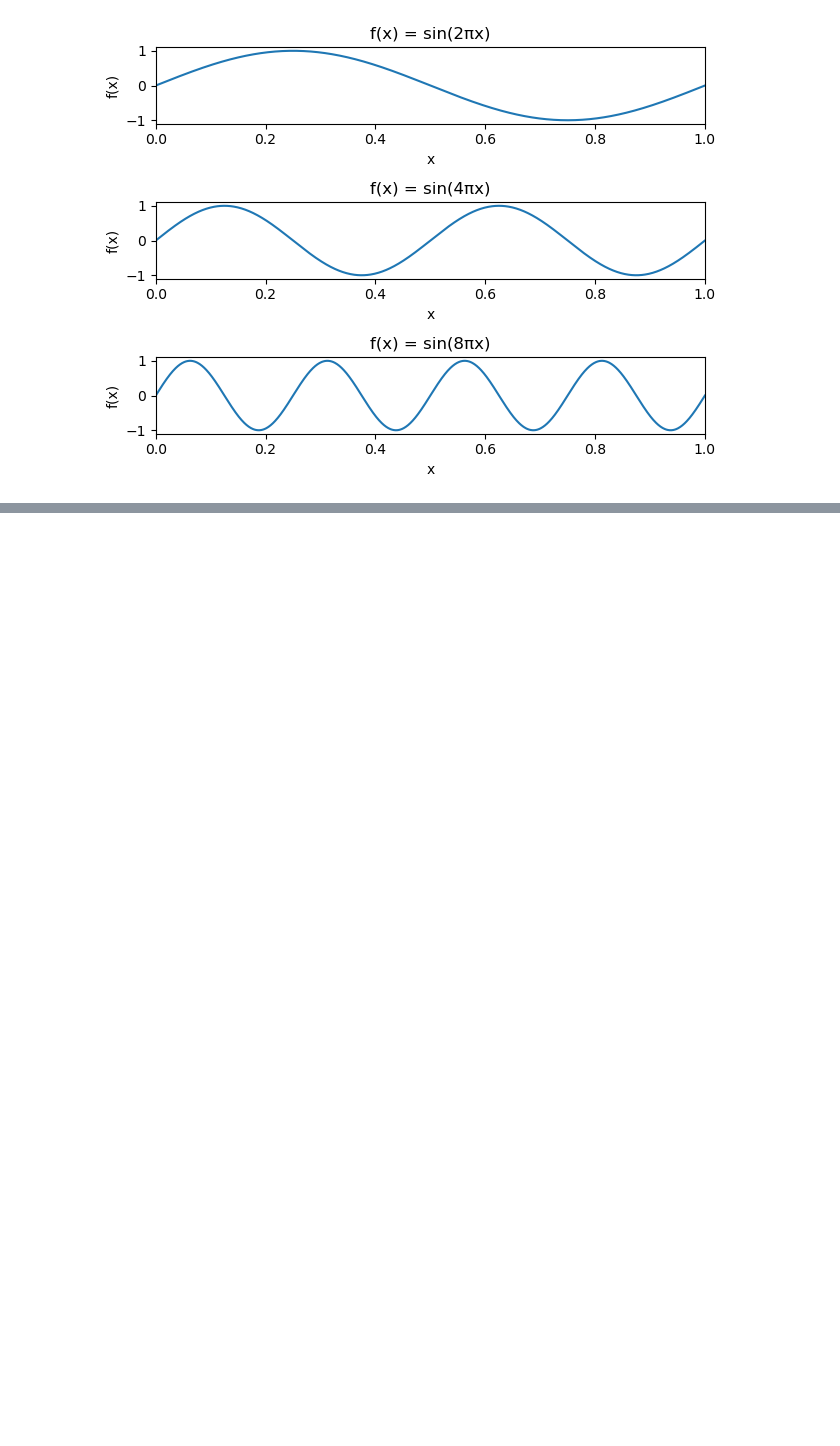
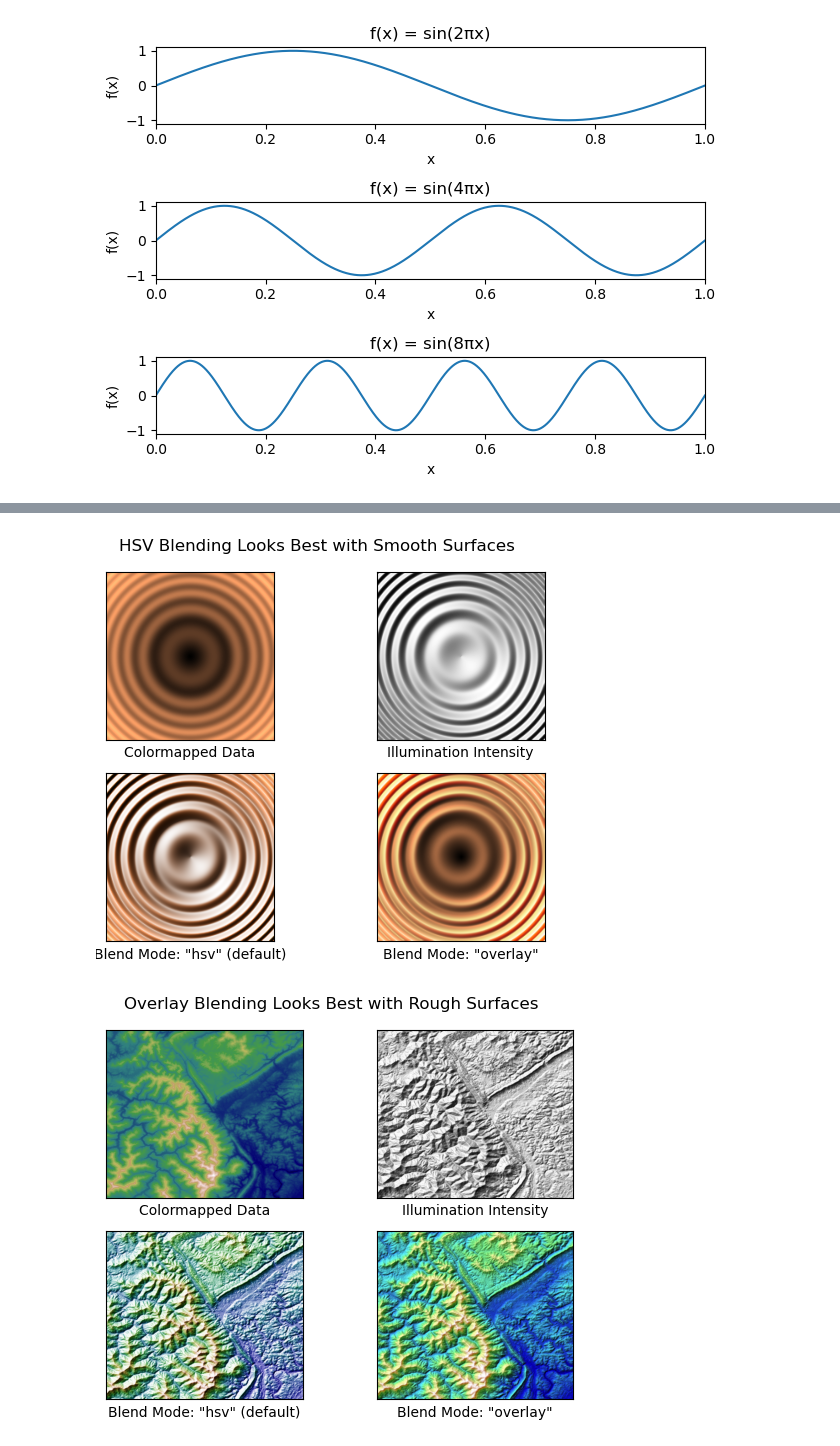
Before and after one commit to IA-UNISON/3-Aprendizaje, a Jupyter notebook: Introducción_a_Numpy_y_Matplotlib.ipynb, the cells around one changed output, grey strips where cells are left out. Saved outputs shown, nothing was run; the diff lists cells and outputs as text; code cells hidden in the pictures; blank space fills up the shorter version.

```diff
--- a/Introducción_a_Numpy_y_Matplotlib.ipynb
+++ b/Introducción_a_Numpy_y_Matplotlib.ipynb
@@ -579,0 +599,73 @@ plt.tight_layout()
+# %%
+import numpy as np
+import matplotlib.pyplot as plt
+from matplotlib.colors import LightSource
+from matplotlib.cbook import get_sample_data
+
+# Example showing how to make shaded relief plots
+# like Mathematica
+# (http://reference.wolfram.com/mathematica/ref/ReliefPlot.html)
+# or Generic Mapping Tools
+# (http://gmt.soest.hawaii.edu/gmt/doc/gmt/html/GMT_Docs/node145.html)
+
+
+def main():
+    # Test data
+
+    # crear y guardar 2 arreglos donde para cada i, j en [0,199]:
+    # x[i][j] = i/20 - 5
+    # y[i][j] = j/20 - 5
+    x, y = np.mgrid[-5:5:0.05, -5:5:0.05]
+
+    # guardar en `z un arreglo de 200 x 200 donde para cada i, j en [0,199]:
+    # con arg = (x[i][j])^2 + (y[i][j])^2
+    # z[i][j] = 5*(sqrt(arg) + sin(arg))
+    z = 5 * (np.sqrt(x**2 + y**2) + np.sin(x**2 + y**2))
+
+    # Guardar en filename la ruta absoluta donde se encuentra el archivo 'jacksboro_fault_dem.npz'
+    filename = get_sample_data('jacksboro_fault_dem.npz', asfileobj=False)
+
+    # abrir el archivo
+    with np.load(filename) as dem:
+        # guardar 'algo' del archivo en elev
+        elev = dem['elevation']
+
+    fig = compare(z, plt.cm.copper)
+    fig.suptitle('HSV Blending Looks Best with Smooth Surfaces', y=0.95)
+
+    fig = compare(elev, plt.cm.gist_earth, ve=0.05)
+    fig.suptitle('Overlay Blending Looks Best with Rough Surfaces', y=0.95)
+
+    plt.show()
+    np.mgrid?
+
+def compare(z, cmap, ve=1):
+    # Create subplots and hide ticks
+    fig, axes = plt.subplots(ncols=2, nrows=2)
+    for ax in axes.flat:
+        ax.set(xticks=[], yticks=[])
+
+    # Illuminate the scene from the northwest
+    ls = LightSource(azdeg=315, altdeg=45)
+
+    axes[0, 0].imshow(z, cmap=cmap)
+    axes[0, 0].set(xlabel='Colormapped Data')
+
+    axes[0, 1].imshow(ls.hillshade(z, vert_exag=ve), cmap='gray')
+    axes[0, 1].set(xlabel='Illumination Intensity')
+
+    rgb = ls.shade(z, cmap=cmap, vert_exag=ve, blend_mode='hsv')
+    axes[1, 0].imshow(rgb)
+    axes[1, 0].set(xlabel='Blend Mode: "hsv" (default)')
+
+    rgb = ls.shade(z, cmap=cmap, vert_exag=ve, blend_mode='overlay')
+    axes[1, 1].imshow(rgb)
+    axes[1, 1].set(xlabel='Blend Mode: "overlay"')
+
+    return fig
+
+if __name__ == '__main__':
+    main()
+# %% [output]
+[figure, added]
+[figure, added]
```
Also changed, not shown: parts of 4 cells of this notebook.
